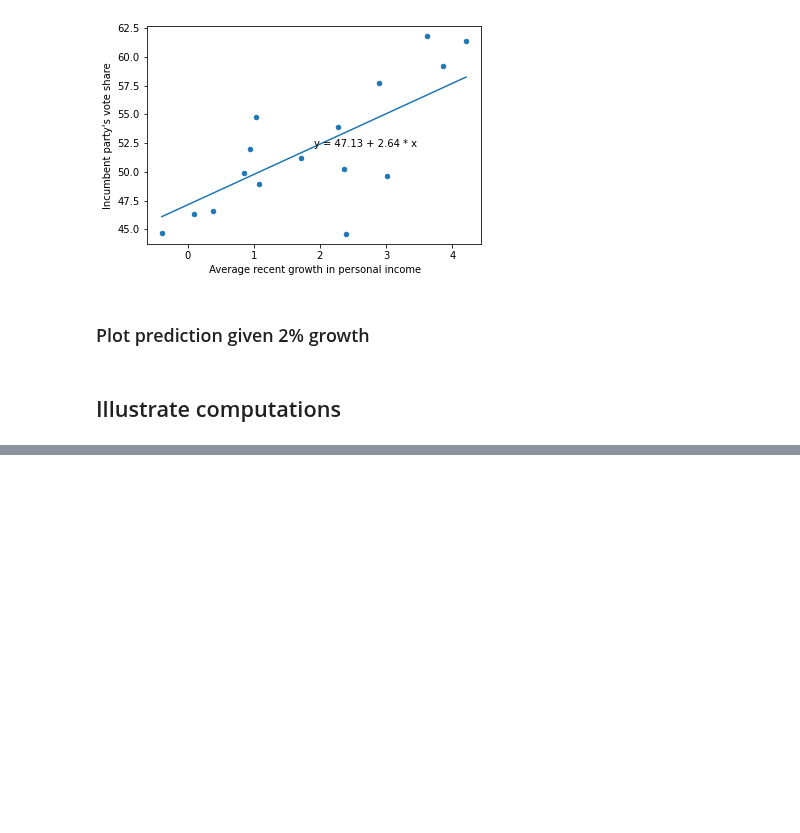
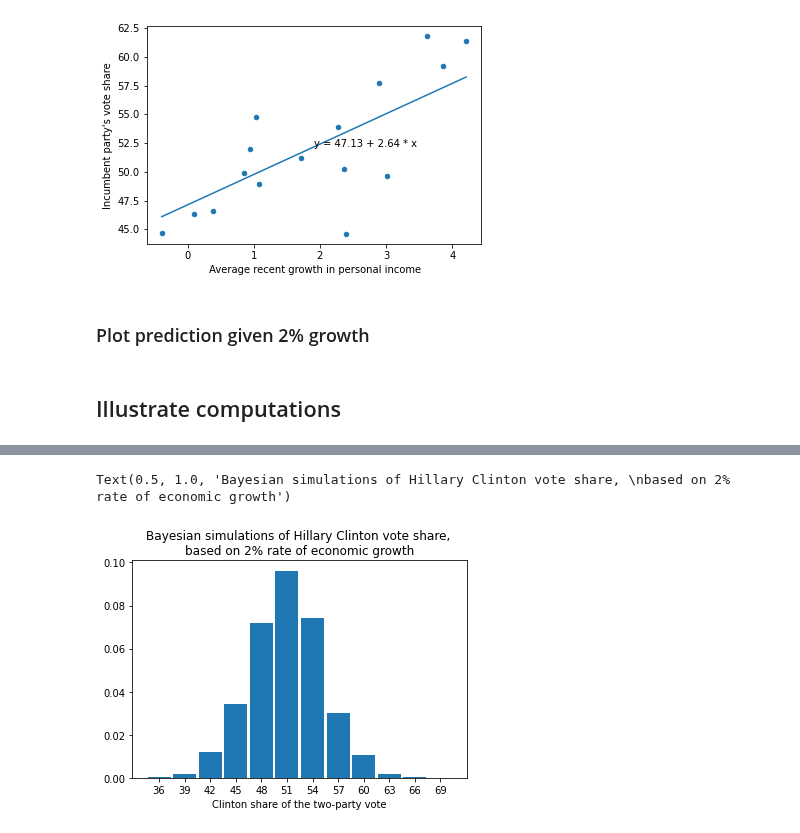
Before and after one commit to bambinos/educational-resources, a Jupyter notebook: ROS/ElectionsEconomy/Hibbs.ipynb, the cells around one changed output, grey strips where cells are left out. Drawn from its saved outputs; the diff is of its cells as text; code cells hidden in the pictures; blank space fills up the shorter version.

```diff
--- a/ROS/ElectionsEconomy/Hibbs.ipynb
+++ b/ROS/ElectionsEconomy/Hibbs.ipynb
@@ -150,0 +325,8 @@ ax.set_ylabel("Incumbent party's vote share");
+# %%
+ax = az.plot_dist(y_pred, kind="hist")
+ax.set_xlabel("Clinton share of the two-party vote")
+ax.set_ylabel("")
+ax.set_title("Bayesian simulations of Hillary Clinton vote share, \nbased on 2% rate of economic growth");
+# %% [output]
+Text(0.5, 1.0, 'Bayesian simulations of Hillary Clinton vote share, \nbased on 2% rate of economic growth')
+[figure, added]
```
Also changed, not shown: parts of 30 cells of this notebook.
